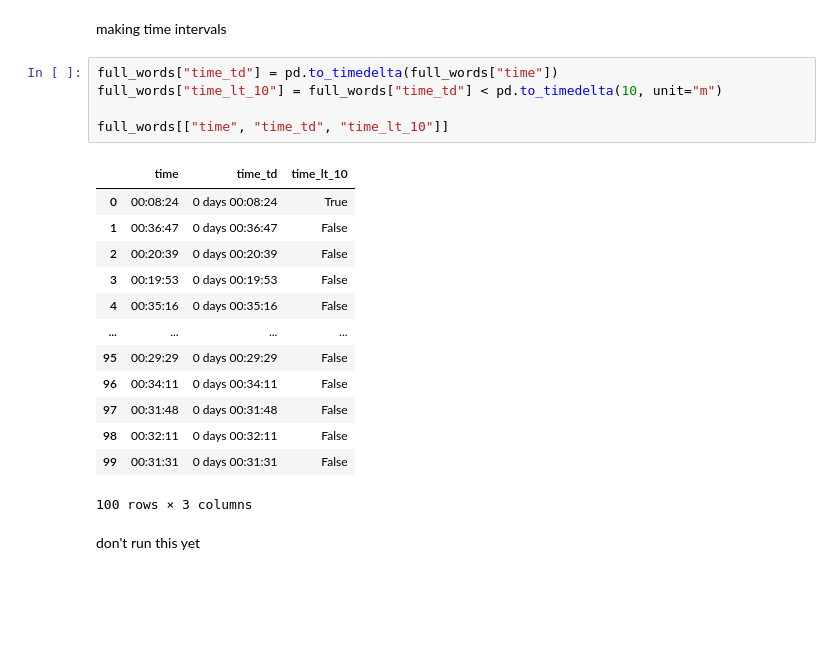
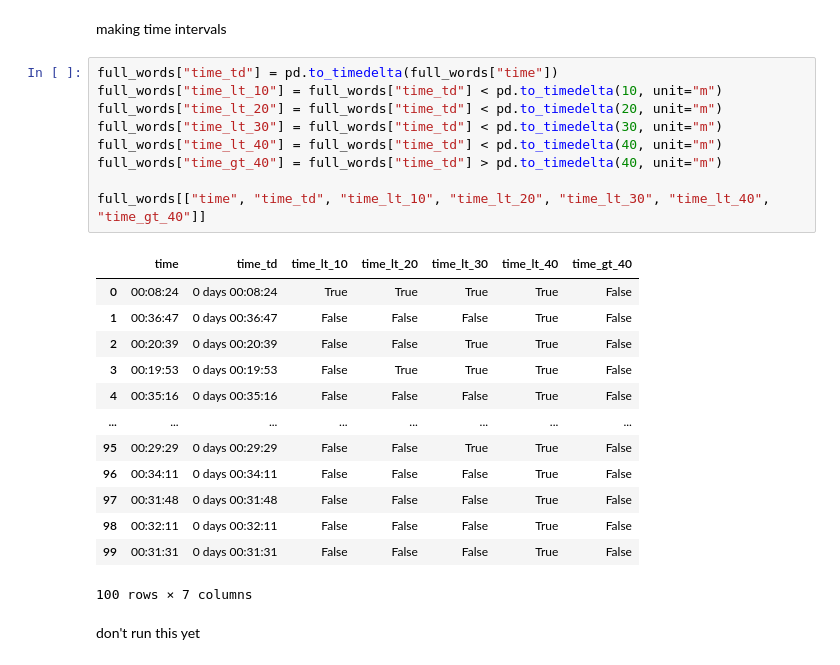
Before and after one commit to HelloThisDog/Examsproject_Megan_Loe_DE25, a Jupyter notebook: EDA.ipynb, the cells around one changed output. Drawn from its saved outputs; the diff is of its cells as text; blank space fills up the shorter version.

Commit message:
more time intervals, more info added into the readme

```diff
--- a/EDA.ipynb
+++ b/EDA.ipynb
@@ -153,22 +153,26 @@ making time intervals
 # %%
 full_words["time_td"] = pd.to_timedelta(full_words["time"])
 full_words["time_lt_10"] = full_words["time_td"] < pd.to_timedelta(10, unit="m")
+full_words["time_lt_20"] = full_words["time_td"] < pd.to_timedelta(20, unit="m")
+full_words["time_lt_30"] = full_words["time_td"] < pd.to_timedelta(30, unit="m")
+full_words["time_lt_40"] = full_words["time_td"] < pd.to_timedelta(40, unit="m")
+full_words["time_gt_40"] = full_words["time_td"] > pd.to_timedelta(40, unit="m")
 
-full_words[["time", "time_td", "time_lt_10"]]
+full_words[["time", "time_td", "time_lt_10", "time_lt_20", "time_lt_30", "time_lt_40", "time_gt_40"]]
 # %% [output]
-|  | time | time_td | time_lt_10 |
-| 0 | 00:08:24 | 0 days 00:08:24 | True |
-| 1 | 00:36:47 | 0 days 00:36:47 | False |
-| 2 | 00:20:39 | 0 days 00:20:39 | False |
-| 3 | 00:19:53 | 0 days 00:19:53 | False |
-| 4 | 00:35:16 | 0 days 00:35:16 | False |
-| ... | ... | ... | ... |
-| 95 | 00:29:29 | 0 days 00:29:29 | False |
-| 96 | 00:34:11 | 0 days 00:34:11 | False |
-| 97 | 00:31:48 | 0 days 00:31:48 | False |
-| 98 | 00:32:11 | 0 days 00:32:11 | False |
-| 99 | 00:31:31 | 0 days 00:31:31 | False |
+|  | time | time_td | time_lt_10 | time_lt_20 | time_lt_30 | time_lt_40 | time_gt_40 |
+| 0 | 00:08:24 | 0 days 00:08:24 | True | True | True | True | False |
+| 1 | 00:36:47 | 0 days 00:36:47 | False | False | False | True | False |
+| 2 | 00:20:39 | 0 days 00:20:39 | False | False | True | True | False |
+| 3 | 00:19:53 | 0 days 00:19:53 | False | True | True | True | False |
+| 4 | 00:35:16 | 0 days 00:35:16 | False | False | False | True | False |
+| ... | ... | ... | ... | ... | ... | ... | ... |
+| 95 | 00:29:29 | 0 days 00:29:29 | False | False | True | True | False |
+| 96 | 00:34:11 | 0 days 00:34:11 | False | False | False | True | False |
+| 97 | 00:31:48 | 0 days 00:31:48 | False | False | False | True | False |
+| 98 | 00:32:11 | 0 days 00:32:11 | False | False | False | True | False |
+| 99 | 00:31:31 | 0 days 00:31:31 | False | False | False | True | False |
-100 rows × 3 columns
+100 rows × 7 columns
 # %% [markdown]
 don't run this yet
 # %%
```
Also changed, not shown: 1 other file.
